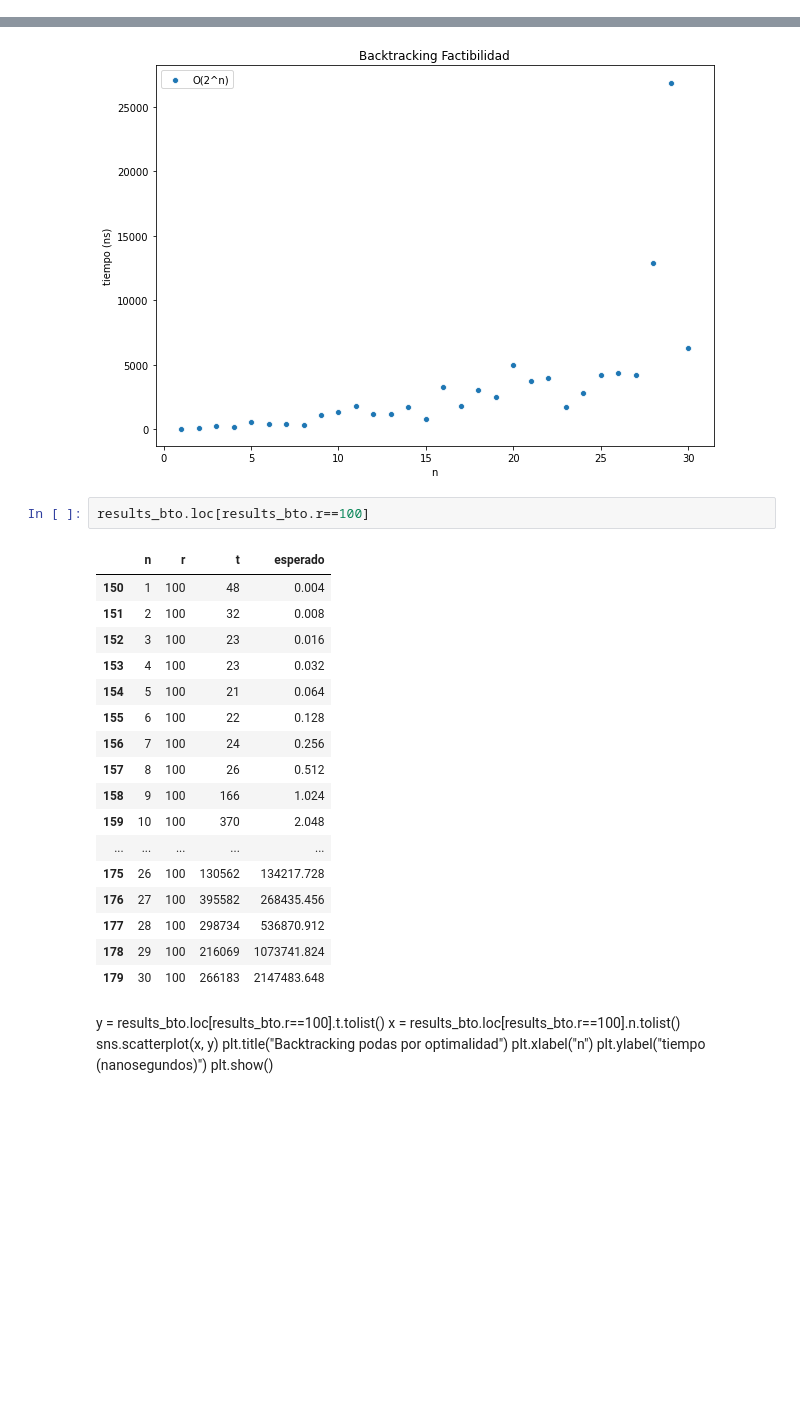
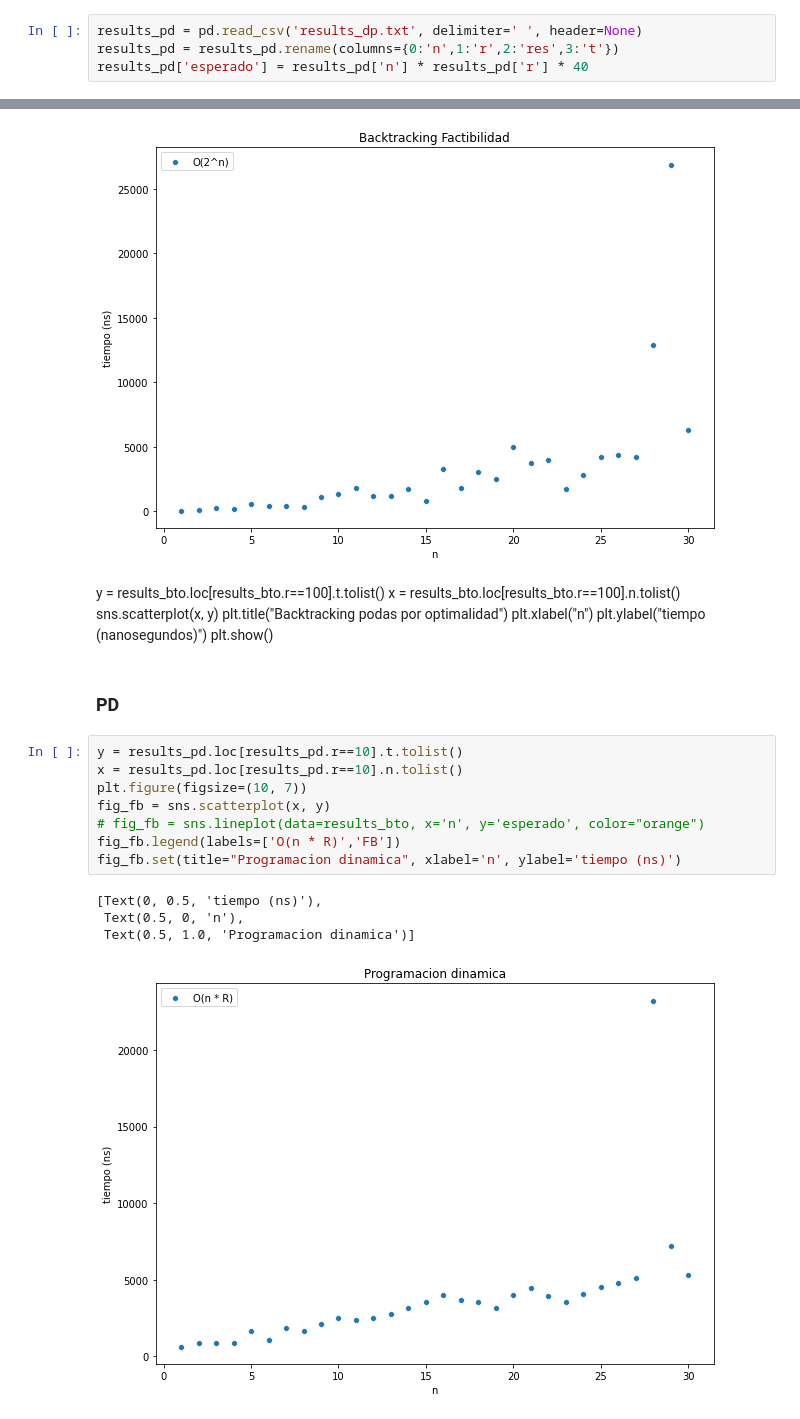
Before and after one commit to pablolp99/tp1-algo3, a Jupyter notebook: tp1-ayed3-notebook.ipynb, the cells around one changed output, grey strips where cells are left out. Drawn from its saved outputs; the diff is of its cells as text; blank space fills up the shorter version.

```diff
--- a/tp1-ayed3-notebook.ipynb
+++ b/tp1-ayed3-notebook.ipynb
@@ -33,0 +46,4 @@ import seaborn as sns
+# %%
+results_pd = pd.read_csv('results_dp.txt', delimiter=' ', header=None)
+results_pd = results_pd.rename(columns={0:'n',1:'r',2:'res',3:'t'})
+results_pd['esperado'] = results_pd['n'] * results_pd['r'] * 40
@@ -83,26 +127,6 @@ fig_fb.set(title="Backtracking Factibilidad", xlabel='n', ylabel='tiempo (ns)')
  Text(0.5, 0, 'n'),
  Text(0.5, 1.0, 'Backtracking Factibilidad')]
 [figure]
-# %%
-results_bto.loc[results_bto.r==100]
-# %% [output]
-|  | n | r | t | esperado |
-| 150 | 1 | 100 | 48 | 0.004 |
-| 151 | 2 | 100 | 32 | 0.008 |
-| 152 | 3 | 100 | 23 | 0.016 |
-| 153 | 4 | 100 | 23 | 0.032 |
-| 154 | 5 | 100 | 21 | 0.064 |
-| 155 | 6 | 100 | 22 | 0.128 |
-| 156 | 7 | 100 | 24 | 0.256 |
-| 157 | 8 | 100 | 26 | 0.512 |
-| 158 | 9 | 100 | 166 | 1.024 |
-| 159 | 10 | 100 | 370 | 2.048 |
-| ... | ... | ... | ... | ... |
-| 175 | 26 | 100 | 130562 | 134217.728 |
-| 176 | 27 | 100 | 395582 | 268435.456 |
-| 177 | 28 | 100 | 298734 | 536870.912 |
-| 178 | 29 | 100 | 216069 | 1073741.824 |
-| 179 | 30 | 100 | 266183 | 2147483.648 |
 # %% [markdown]
 y = results_bto.loc[results_bto.r==100].t.tolist()
 x = results_bto.loc[results_bto.r==100].n.tolist()
@@ -111,3 +135,18 @@ plt.title("Backtracking podas por optimalidad")
 plt.xlabel("n")
 plt.ylabel("tiempo (nanosegundos)")
 plt.show()
+# %% [markdown]
+### PD
+# %%
+y = results_pd.loc[results_pd.r==10].t.tolist()
+x = results_pd.loc[results_pd.r==10].n.tolist()
+plt.figure(figsize=(10, 7))
+fig_fb = sns.scatterplot(x, y)
+# fig_fb = sns.lineplot(data=results_bto, x='n', y='esperado', color="orange")
+fig_fb.legend(labels=['O(n * R)','FB'])
+fig_fb.set(title="Programacion dinamica", xlabel='n', ylabel='tiempo (ns)')
+# %% [output]
+[Text(0, 0.5, 'tiempo (ns)'),
+ Text(0.5, 0, 'n'),
+ Text(0.5, 1.0, 'Programacion dinamica')]
+[figure, added]
```
Also changed, not shown: parts of 13 cells of this notebook, 6 other files.
